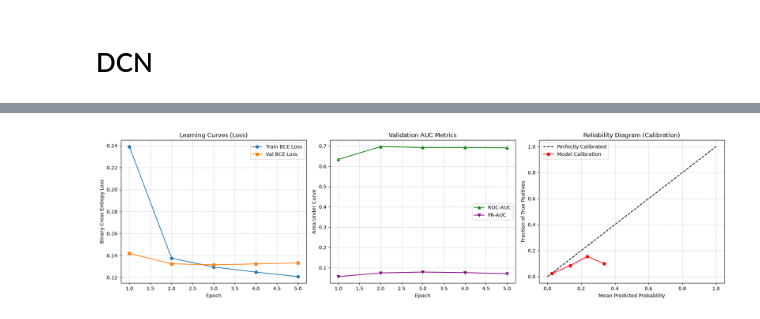
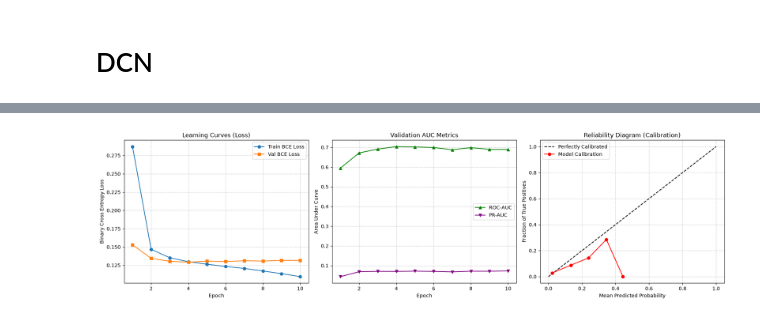
Before and after one commit to bhuv2/-brbhuvanesh--Intelligence-SIG-Recs-2026, a Jupyter notebook: mandatory-tasks/recommender-systems-cf-to-dlrm/RecommendationTasks/02_NeuralCTR/neural_ctr.ipynb, the cells around one changed output, grey strips where cells are left out. Drawn from its saved outputs; the diff is of its cells as text; code cells hidden in the pictures.

```diff
--- a/mandatory-tasks/recommender-systems-cf-to-dlrm/RecommendationTasks/02_NeuralCTR/neural_ctr.ipynb
+++ b/mandatory-tasks/recommender-systems-cf-to-dlrm/RecommendationTasks/02_NeuralCTR/neural_ctr.ipynb
@@ -549,14 +532,14 @@ dcn_model = DeepAndCrossNetwork(
     num_cross_layers=2
 )
 
-# Train and evaluate the DCN model
-print("\n--- Training Deep & Cross Network ---")
+print("Training Deep & Cross Network")
 history_dcn, preds_dcn, targets_dcn = train_and_evaluate(
     model=dcn_model,
     train_loader=train_loader,
     val_loader=val_loader,
-    epochs=5,
-    lr=0.001
+    epochs=10,
+    lr=0.0005,
+    weight_decay=1e-4
 )
 
 plot_task2_metrics(history_dcn, preds_dcn, targets_dcn)
@@ -570,3 +558,3 @@ Epoch 5/5 | Train Loss: 0.1208 | Val Loss: 0.1332 | ROC-AUC: 0.6911 | PR-AUC: 0.
-[figure, old version]
+[figure, new version]
 # %% [markdown]
 **OBSERVATIONS**:
```
Also changed, not shown: parts of 7 cells of this notebook, 2 other files.
